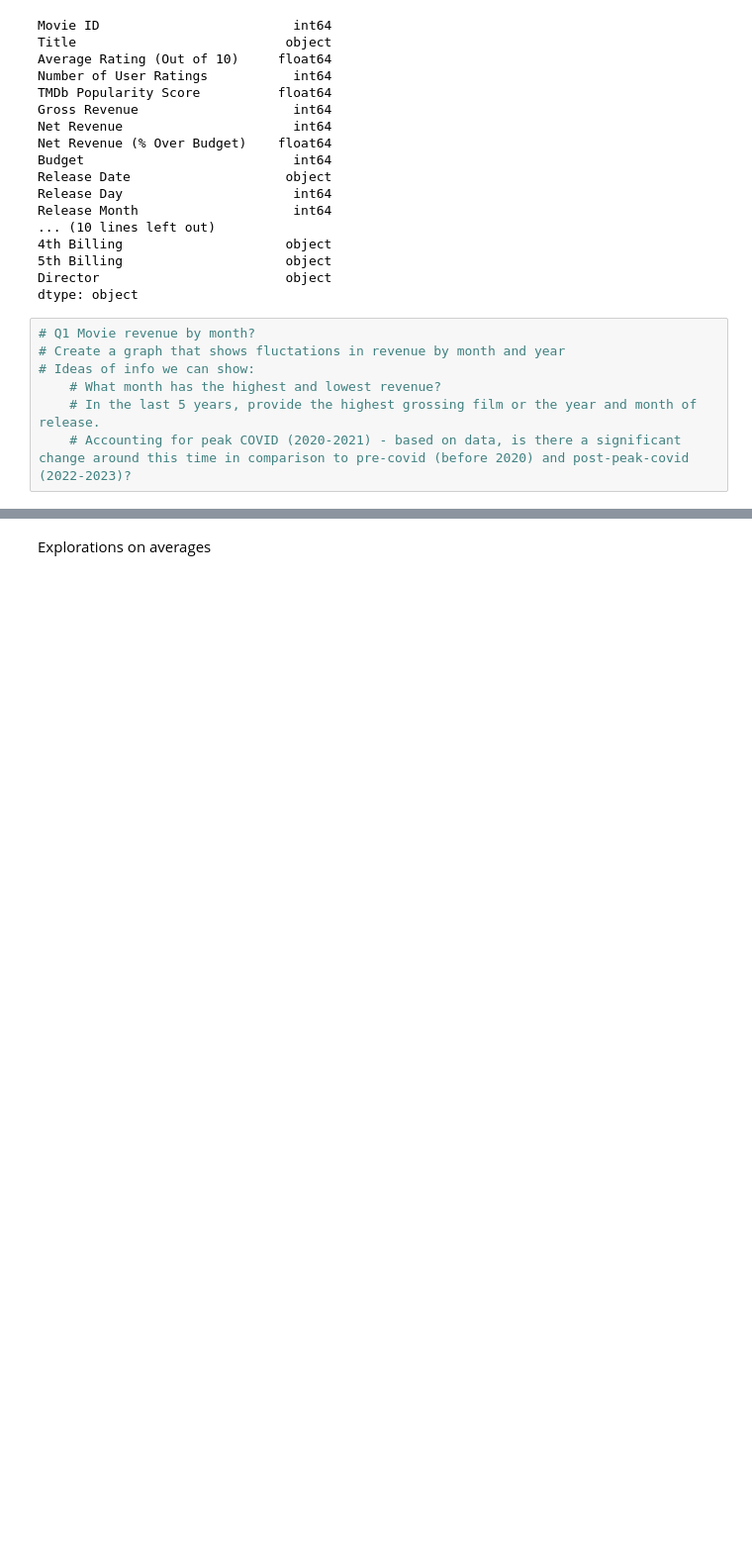
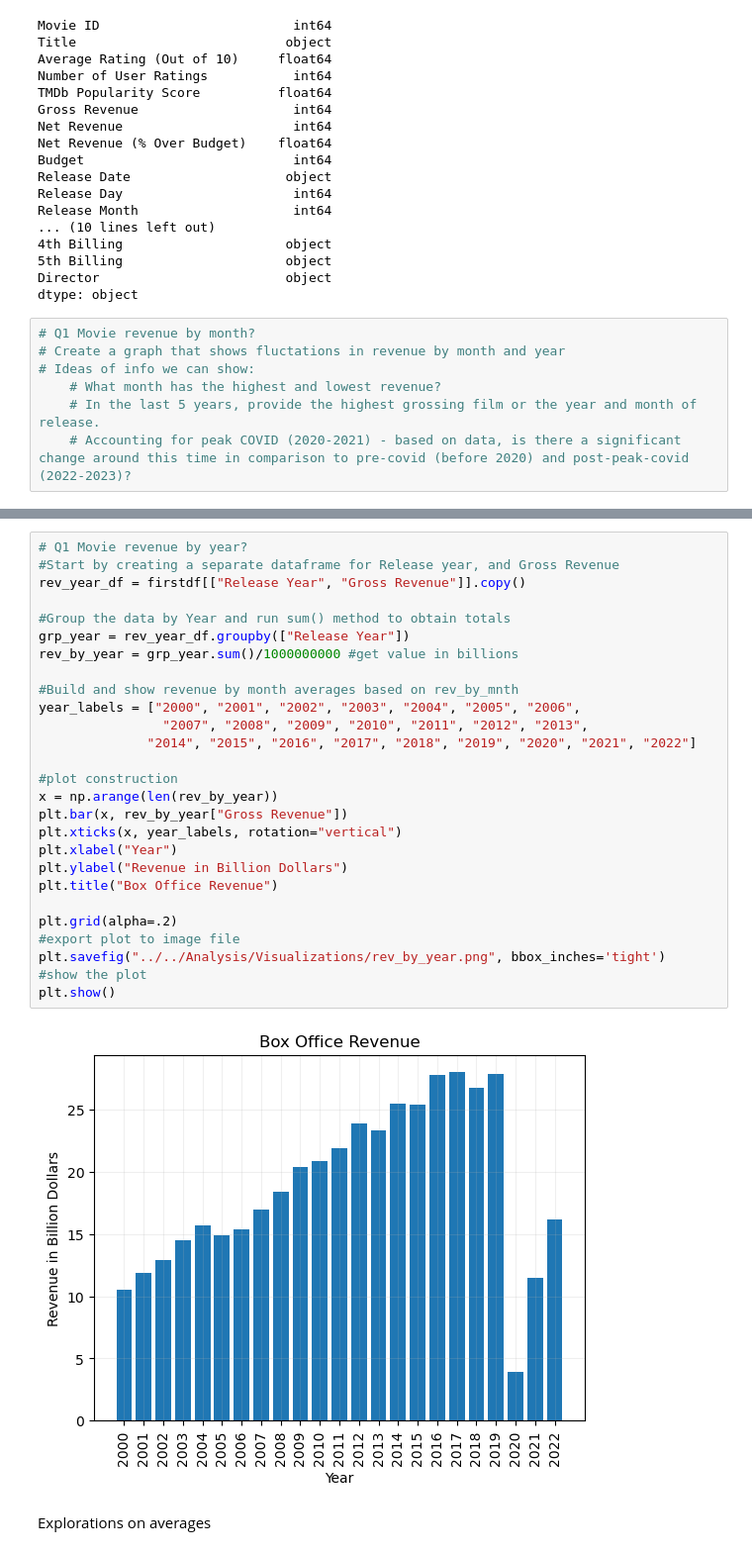
Before and after one commit to calirave/project1, a Jupyter notebook: Data Manipulation/Data Cleaning and Manipulation/Batch 1.ipynb, the cells around one changed output, grey strips where cells are left out. Shown at 99% size. Drawn from its saved outputs; the diff is of its cells as text; blank space fills up the shorter version.

```diff
--- a/Data Manipulation/Data Cleaning and Manipulation/Batch 1.ipynb
+++ b/Data Manipulation/Data Cleaning and Manipulation/Batch 1.ipynb
@@ -77,2 +77,31 @@ plt.show()
+# %%
+# Q1 Movie revenue by year?
+#Start by creating a separate dataframe for Release year, and Gross Revenue
+rev_year_df = firstdf[["Release Year", "Gross Revenue"]].copy()
+
+#Group the data by Year and run sum() method to obtain totals
+grp_year = rev_year_df.groupby(["Release Year"])
+rev_by_year = grp_year.sum()/1000000000 #get value in billions
+
+#Build and show revenue by month averages based on rev_by_mnth
+year_labels = ["2000", "2001", "2002", "2003", "2004", "2005", "2006",
+                "2007", "2008", "2009", "2010", "2011", "2012", "2013",
+              "2014", "2015", "2016", "2017", "2018", "2019", "2020", "2021", "2022"]
+
+#plot construction
+x = np.arange(len(rev_by_year))
+plt.bar(x, rev_by_year["Gross Revenue"])
+plt.xticks(x, year_labels, rotation="vertical")
+plt.xlabel("Year")
+plt.ylabel("Revenue in Billion Dollars")
+plt.title("Box Office Revenue")
+
+plt.grid(alpha=.2)
+#export plot to image file
+plt.savefig("../../Analysis/Visualizations/rev_by_year.png", bbox_inches='tight')
+#show the plot
+plt.show()
+# %% [output]
+[figure, added]
 # %% [markdown]
 Explorations on averages
```
Also changed, not shown: parts of 4 cells of this notebook, 2 other files.
